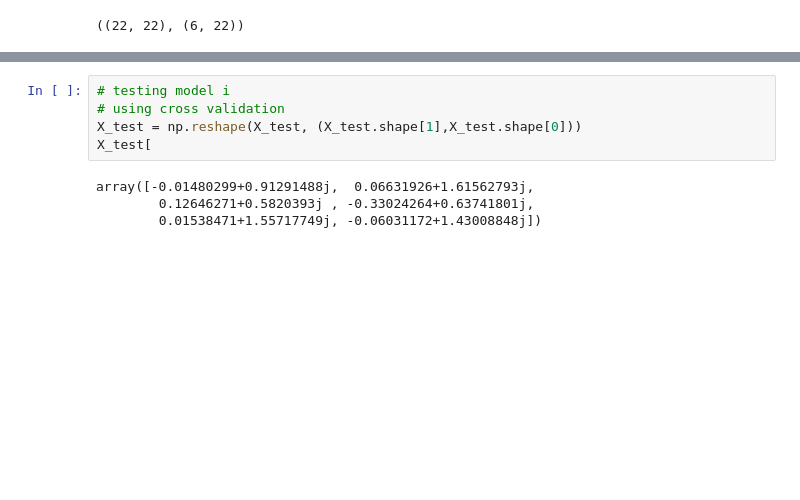
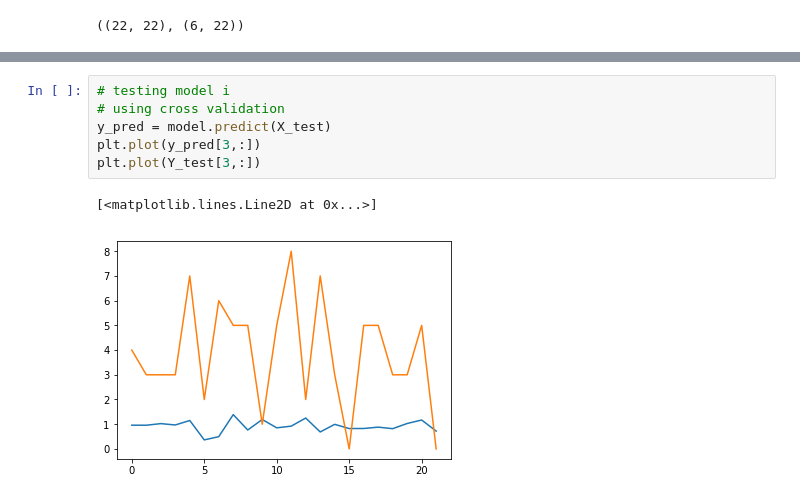
Before and after one commit to DrCod/MRS, a Jupyter notebook: notebooks/mrs_model.ipynb, the cells around one changed output, grey strips where cells are left out. Cells and saved outputs as stored; diff of their text form; blank space fills up the shorter version.

```diff
--- a/notebooks/mrs_model.ipynb
+++ b/notebooks/mrs_model.ipynb
@@ -241,15 +241,15 @@ Total params: 387,366
 Trainable params: 387,366
 Non-trainable params: 0
 _________________________________________________________________
-# %%
-# testing model i
-# using cross validation
-X_test = np.reshape(X_test, (X_test.shape[1],X_test.shape[0]))
-X_test[
-# %% [output]
-array([-0.01480299+0.91291488j,  0.06631926+1.61562793j,
-        0.12646271+0.5820393j , -0.33024264+0.63741801j,
-        0.01538471+1.55717749j, -0.06031172+1.43008848j])
+# %%
+# testing model i
+# using cross validation
+y_pred = model.predict(X_test)
+plt.plot(y_pred[3,:])
+plt.plot(Y_test[3,:])
+# %% [output]
+[<matplotlib.lines.Line2D at 0x...>]
+[figure, added]
 # %%
 secondModel = get_model_2()
 secondModel.summary()
```
Also changed, not shown: parts of 8 cells of this notebook.
